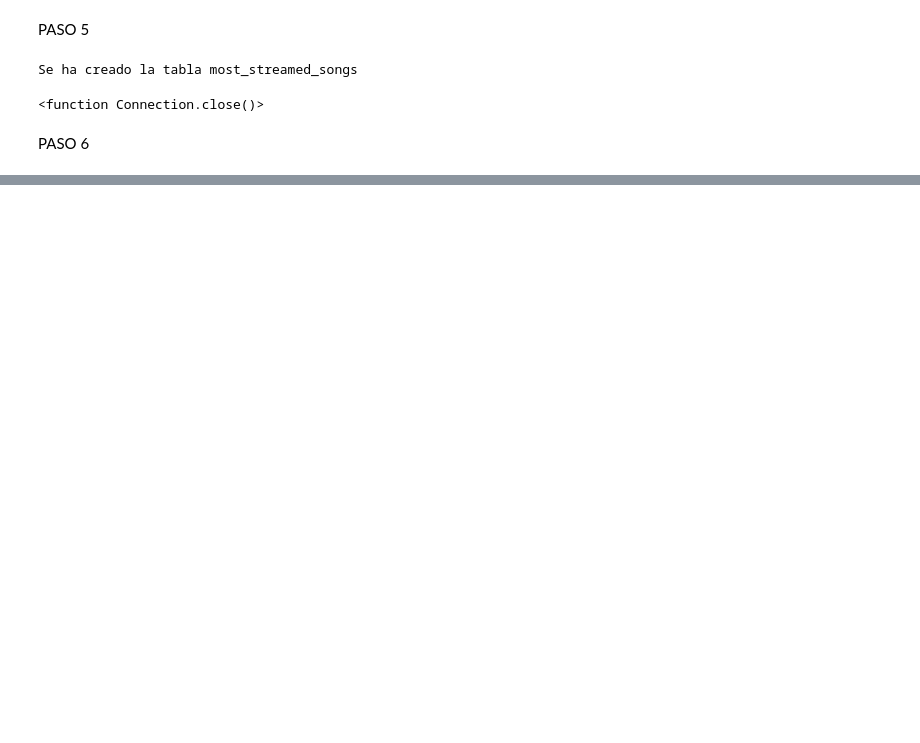
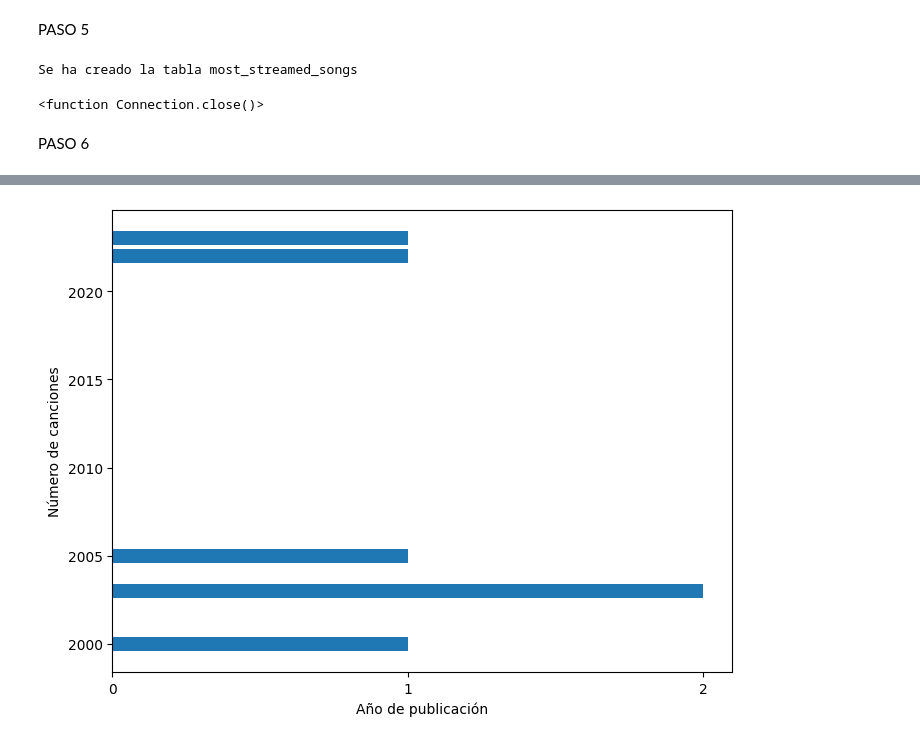
Before and after one commit to 4GeeksAcademy/esanchez_web_scraping, a Jupyter notebook: src/explore.ipynb, the cells around one changed output, grey strips where cells are left out. Saved outputs shown, nothing was run; the diff lists cells and outputs as text; code cells hidden in the pictures; blank space fills up the shorter version.

```diff
--- a/src/explore.ipynb
+++ b/src/explore.ipynb
@@ -105,0 +161,11 @@ conexion.close()
+# %%
+df1["release_year"] = pd.to_datetime(df1["release_date"]).dt.year
+fechas = df1["release_year"].value_counts().sort_index()
+plt.figure(figsize=(8, 6))
+plt.barh(fechas.index, fechas.values)
+plt.xlabel("Año de publicación")
+plt.ylabel("Número de canciones")
+plt.xticks(range(0, fechas.values.max() + 1))
+plt.show()
+# %% [output]
+[figure, added]
```
Also changed, not shown: parts of 8 cells of this notebook, 1 other file.
